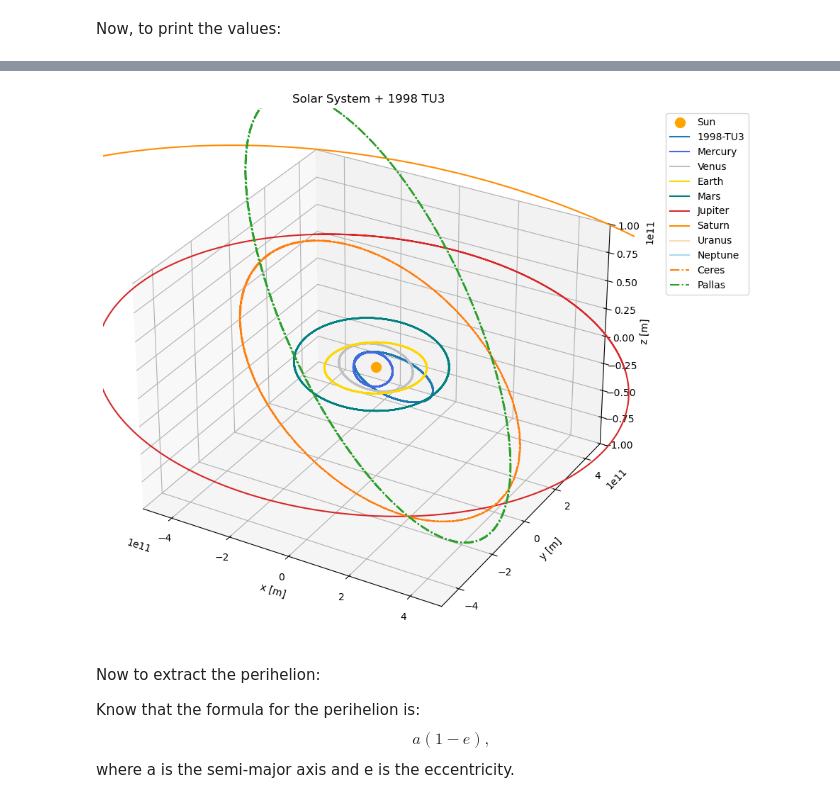
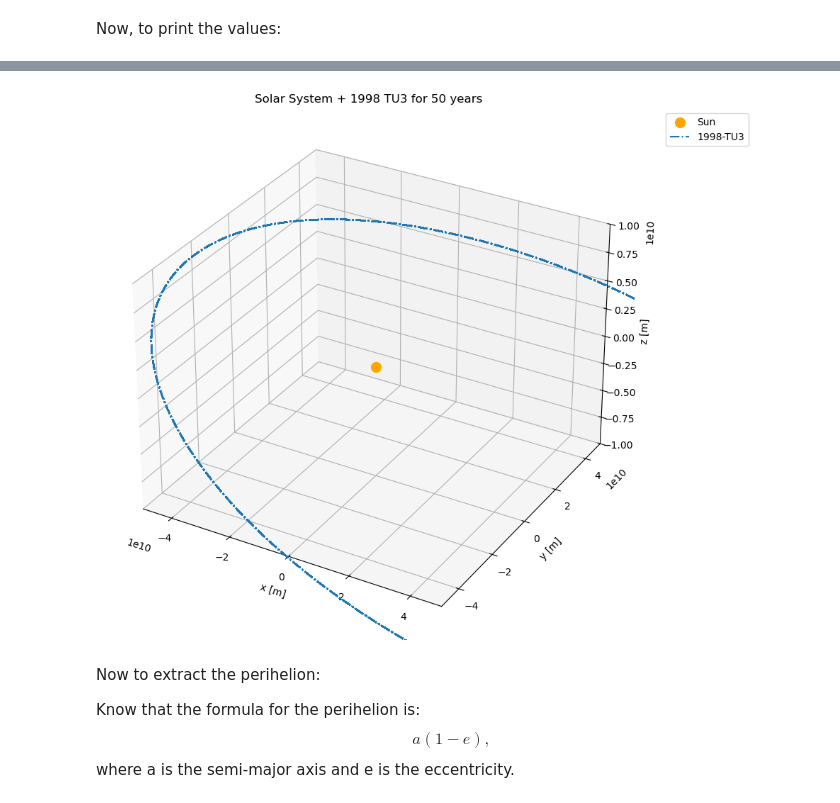
Before and after one commit to PocketBloom/Bachelor_Project, a Jupyter notebook: TU3/TU3_orbit_precession_2.ipynb, the cells around one changed output, grey strips where cells are left out. Drawn from its saved outputs; the diff is of its cells as text; code cells hidden in the pictures.

```diff
--- a/TU3/TU3_orbit_precession_2.ipynb
+++ b/TU3/TU3_orbit_precession_2.ipynb
@@ -443,71 +435,78 @@ for asteroid_name in smaller_bodies_list:
 # %%
 fig = plt.figure(figsize=(10, 8))
 ax = fig.add_subplot(111, projection='3d')
-ax.set_title('Solar System + 1998 TU3')
+ax.set_title('Solar System + 1998 TU3 for 50 years')
 
 ax.scatter(0,0,0,s=100,label="Sun", color='orange')
 
 ax.plot(
     states_array_TU3[:,1],
     states_array_TU3[:,2],
     states_array_TU3[:,3],
     # states_array_TU3[:,1] * 1e3,
     # states_array_TU3[:,2] * 1e3,
     # states_array_TU3[:,3] * 1e3,
-    label="1998-TU3"
+    label="1998-TU3",
+    linestyle='-.'
 )
 
-# Define colors or a colormap for variety
-planet_colours = ['silver', 'gold', 'teal', 'tab:red', 'darkorange', 'wheat', 'lightblue', 'royalblue']
-planets_names = ["Mercury","Venus","Earth","Mars","Jupiter","Saturn","Uranus","Neptune"]
+# # Define colors or a colormap for variety
+# planet_colours = ['silver', 'gold', 'teal', 'tab:red', 'darkorange', 'wheat', 'lightblue', 'royalblue']
+# planets_names = ["Mercury","Venus","Earth","Mars","Jupiter","Saturn","Uranus","Neptune"]
 
-# Loop through the planets you created in Step 2
-for i, planet_name in enumerate(planets_names):
-    # Extract states from the ephemeris for the simulation times
-    planet_states = np.array([
-        body_system.get(planet_name).ephemeris.cartesian_state(time)
-        for time in times
-    ])
+# # Loop through the planets you created in Step 2
+# for i, planet_name in enumerate(planets_names):
+#     # Extract states from the ephemeris for the simulation times
+#     planet_states = np.array([
+#         body_system.get(planet_name).ephemeris.cartesian_state(time)
+#         for time in times
+#     ])
 
-    # Plot x, y, z (Indices 0, 1, 2)
-    ax.plot(
-        planet_states[:, 0],
-        planet_states[:, 1],
-        planet_states[:, 2],
-        label = planet_name,
-        color = planet_colours[i-1]
-    )
+#     # Plot x, y, z (Indices 0, 1, 2)
+#     ax.plot(
+#         planet_states[:, 0],
+#         planet_states[:, 1],
+#         planet_states[:, 2],
+#         label = planet_name,
+#         color = planet_colours[i-1]
+#     )
 
-for asteroid_name, asteroid_states in asteroid_ephemerides.items():
+# for asteroid_name, asteroid_states in asteroid_ephemerides.items():
 
-    ax.plot(
-        asteroid_states[:,0],
-        asteroid_states[:,1],
-        asteroid_states[:,2],
-        label=asteroid_name,
-        linestyle='-.'
-    )
+#     ax.plot(
+#         asteroid_states[:,0],
+#         asteroid_states[:,1],
+#         asteroid_states[:,2],
+#         label=asteroid_name,
+#         linestyle='-.'
+#     )
 
 
 ax.set_xlabel("x [m]")
 ax.set_ylabel("y [m]")
 ax.set_zlabel("z [m]")
 
-ax.set_xlim(-5e11, 5e11)
-ax.set_ylim(-5e11, 5e11)
-ax.set_zlim(-1e11, 1e11)
+# TU3 Orbit
+ax.set_xlim(-5e10, 5e10)
+ax.set_ylim(-5e10, 5e10)
+ax.set_zlim(-1e10, 1e10)
+
+# Around Jupiter Size
+# ax.set_xlim(-5e11, 5e11)
+# ax.set_ylim(-5e11, 5e11)
+# ax.set_zlim(-1e11, 1e11)
 
 # # Limits for the whole Solar System
 # ax.set_xlim(-3e12, 3e12)
 # ax.set_ylim(-3e12, 3e12)
 # ax.set_zlim(-3e12, 3e12)
 
 ax.legend(loc='upper left', bbox_to_anchor=(1.05,1))
 
 plt.tight_layout()
 plt.show()
 # %% [output]
-[figure, old version]
+[figure, new version]
 # %% [markdown]
 Now to extract the perihelion:
 
```
Also changed, not shown: parts of 11 cells of this notebook.
